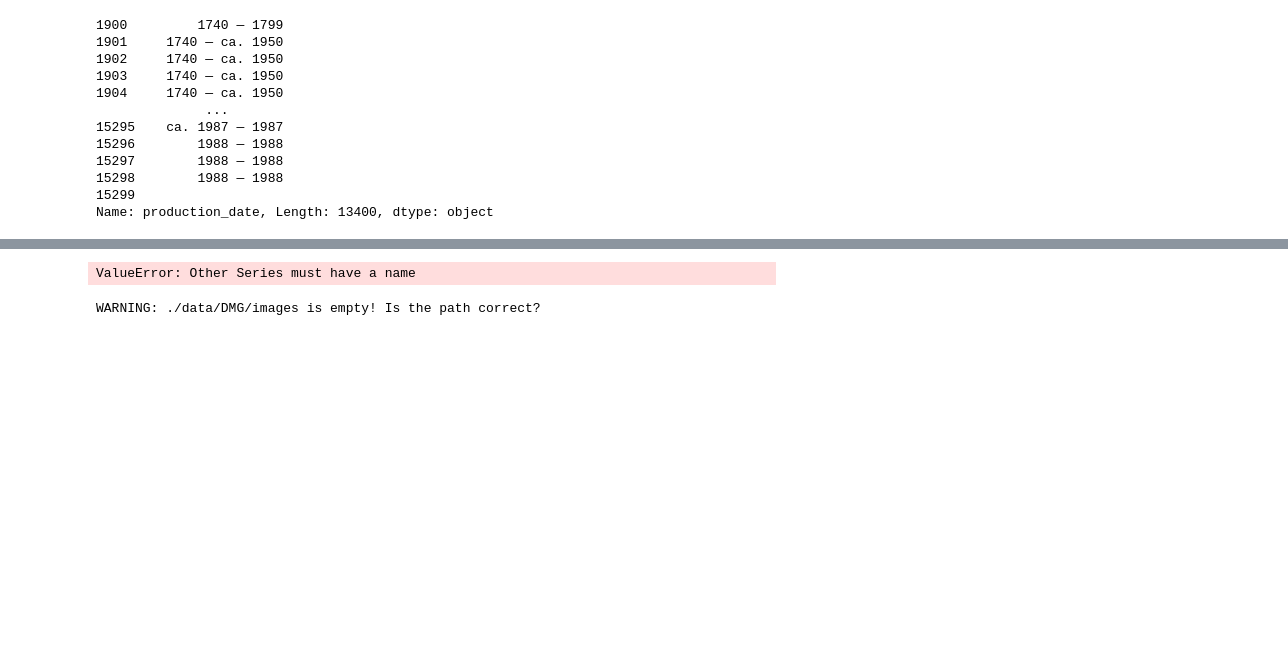
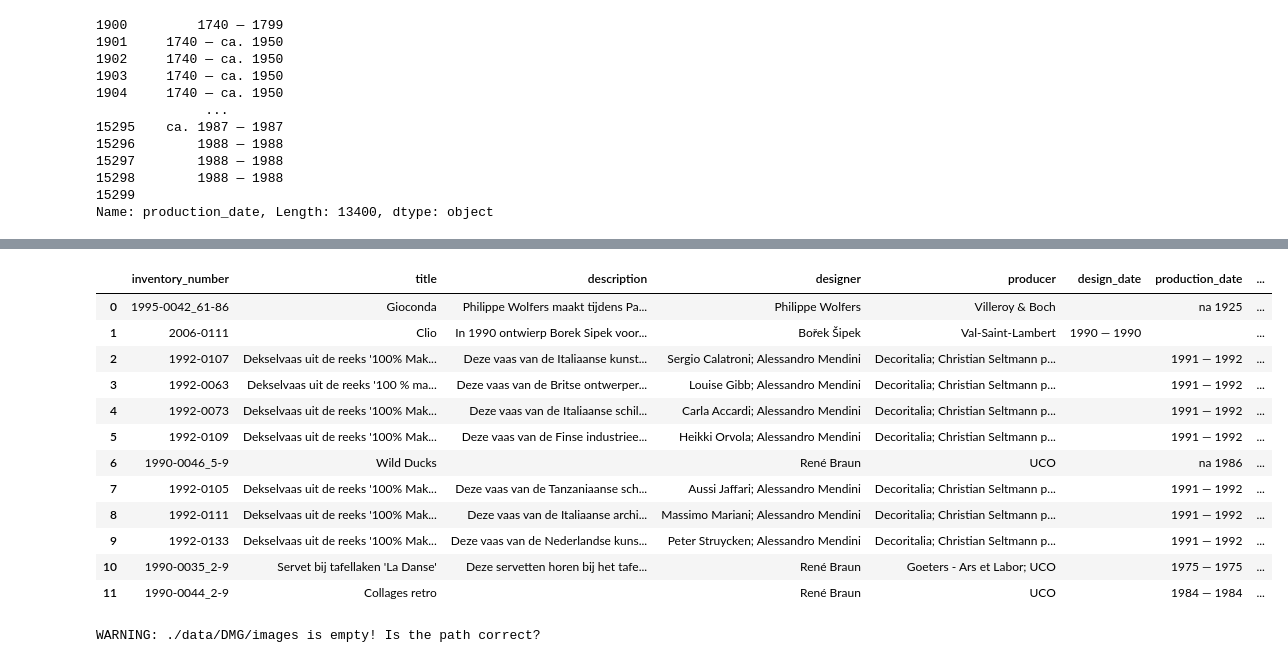
Before and after one commit to serendipity-searcher/web_backend, a Jupyter notebook: dev.ipynb, the cells around one changed output, grey strips where cells are left out. Drawn from its saved outputs; the diff is of its cells as text; code cells hidden in the pictures; blank space fills up the shorter version.

```diff
--- a/dev.ipynb
+++ b/dev.ipynb
@@ -561,16 +573,28 @@ params = dict(object_ids=",".join(dmg.sample(3).index),
               filter_text="199",
               reverse=True,
               skip=None,
-              limit=None
+              limit=12
              )
 
 resp = rq.get(f'http://0.0.0.0:8080/{dmg_id}/search/order/filter', params=params).json()
 
-result = pd.DataFrame.from_records(resp[0])
+result = pd.DataFrame.from_records(resp)
-# %%
-dmg.join(order_index, rsuffix="order_index")
-# %% [output]
-ValueError: Other Series must have a name
+# %%
+result[["inventory_number", ""
+# %% [output]
+|  | inventory_number | title | description | designer | producer | design_date | production_date | ... |
+| 0 | 1995-0042_61-86 | Gioconda | Philippe Wolfers maakt tijdens Pa... | Philippe Wolfers | Villeroy & Boch |  | na 1925 | ... |
+| 1 | 2006-0111 | Clio | In 1990 ontwierp Borek Sipek voor... | Bořek Šipek | Val-Saint-Lambert | 1990 — 1990 |  | ... |
+| 2 | 1992-0107 | Dekselvaas uit de reeks '100% Mak... | Deze vaas van de Italiaanse kunst... | Sergio Calatroni; Alessandro Mendini | Decoritalia; Christian Seltmann p... |  | 1991 — 1992 | ... |
+| 3 | 1992-0063 | Dekselvaas uit de reeks '100 % ma... | Deze vaas van de Britse ontwerper... | Louise Gibb; Alessandro Mendini | Decoritalia; Christian Seltmann p... |  | 1991 — 1992 | ... |
+| 4 | 1992-0073 | Dekselvaas uit de reeks '100% Mak... | Deze vaas van de Italiaanse schil... | Carla Accardi; Alessandro Mendini | Decoritalia; Christian Seltmann p... |  | 1991 — 1992 | ... |
+| 5 | 1992-0109 | Dekselvaas uit de reeks '100% Mak... | Deze vaas van de Finse industriee... | Heikki Orvola; Alessandro Mendini | Decoritalia; Christian Seltmann p... |  | 1991 — 1992 | ... |
+| 6 | 1990-0046_5-9 | Wild Ducks |  | René Braun | UCO |  | na 1986 | ... |
+| 7 | 1992-0105 | Dekselvaas uit de reeks '100% Mak... | Deze vaas van de Tanzaniaanse sch... | Aussi Jaffari; Alessandro Mendini | Decoritalia; Christian Seltmann p... |  | 1991 — 1992 | ... |
+| 8 | 1992-0111 | Dekselvaas uit de reeks '100% Mak... | Deze vaas van de Italiaanse archi... | Massimo Mariani; Alessandro Mendini | Decoritalia; Christian Seltmann p... |  | 1991 — 1992 | ... |
+| 9 | 1992-0133 | Dekselvaas uit de reeks '100% Mak... | Deze vaas van de Nederlandse kuns... | Peter Struycken; Alessandro Mendini | Decoritalia; Christian Seltmann p... |  | 1991 — 1992 | ... |
+| 10 | 1990-0035_2-9 | Servet bij tafellaken 'La Danse' | Deze servetten horen bij het tafe... | René Braun | Goeters - Ars et Labor; UCO |  | 1975 — 1975 | ... |
+| 11 | 1990-0044_2-9 | Collages retro |  | René Braun | UCO |  | 1984 — 1984 | ... |
 # %%
 def init_DMG():
     DMG_DIR = "./data/DMG"
```
Also changed, not shown: parts of 5 cells of this notebook, 1 other file.
